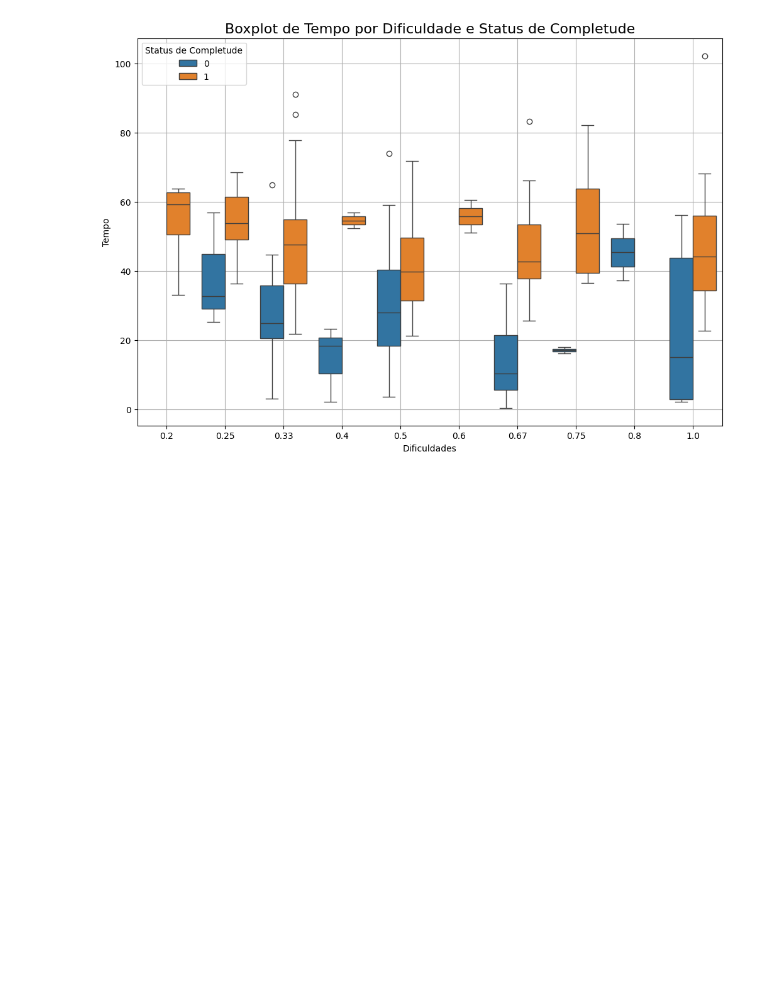
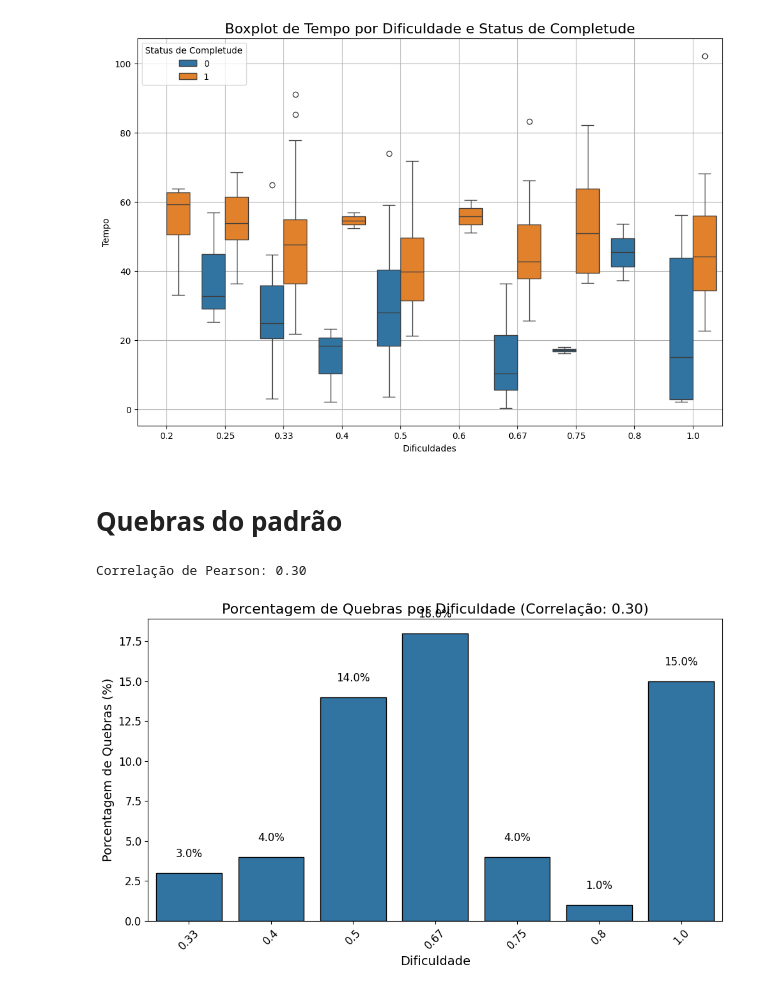
Before and after one commit to JonathanYuri/TopDownLevelGen, a Jupyter notebook: analysis-results/same_objects_room_analysis.ipynb, the cells around one changed output. Saved outputs shown, nothing was run; the diff lists cells and outputs as text; code cells hidden in the pictures; blank space fills up the shorter version.

Commit message:
Add break pattern and difficulty analysis

```diff
--- a/analysis-results/same_objects_room_analysis.ipynb
+++ b/analysis-results/same_objects_room_analysis.ipynb
@@ -280,0 +296,12 @@ Name: count, dtype: int64
+# %%
+break_points_results = df_mean_data[df_mean_data['completion_status'] == False].groupby('idx').apply(find_break_points, value_column='time').reset_index()
+break_points_results.columns = ['idx', 'break_points']
+
+all_break_points = [point for sublist in break_points_results['break_points'] for point in sublist]
+total_frequencies = Counter(df_death['difficulty'])
+break_point_frequencies = Counter(all_break_points)
+
+print(break_point_frequencies)
+
+for difficulty, count in break_point_frequencies.items():
+    all_break_frequencies[float(difficulty.round(2))] += count
@@ -308,3 +337,31 @@ plt.title('Boxplot de Tempo por Dificuldade e Status de Completude', fontsize=16
 plt.show()
 # %% [output]
 [figure]
+# %% [markdown]
+# Quebras do padrão
+# %%
+all_difficulties = list(all_break_frequencies.keys())
+all_frequencies = list(all_break_frequencies.values())
+
+total_frequencies_sum = sum(all_frequencies)
+
+correlation, _ = stats.pearsonr(all_difficulties, all_frequencies)
+print(f'Correlação de Pearson: {correlation:.2f}')
+
+plt.figure(figsize=(10, 6))
+sns.barplot(x=all_difficulties, y=all_frequencies, edgecolor="black")
+plt.xlabel("Dificuldade", fontsize=14)
+plt.ylabel("Porcentagem de Quebras (%)", fontsize=14)
+plt.title(f"Porcentagem de Quebras por Dificuldade (Correlação: {correlation:.2f})", fontsize=16)
+plt.xticks(fontsize=12, rotation=45)
+plt.yticks(fontsize=12)
+
+for i, bar in enumerate(plt.gca().patches):
+    yval = bar.get_height()
+    plt.text(bar.get_x() + bar.get_width() / 2, yval + 1, f'{yval:.1f}%', ha='center', fontsize=12)
+
+plt.tight_layout()
+plt.show()
+# %% [output]
+Correlação de Pearson: 0.30
+[figure, added]
```
Also changed, not shown: parts of 16 cells of this notebook.
